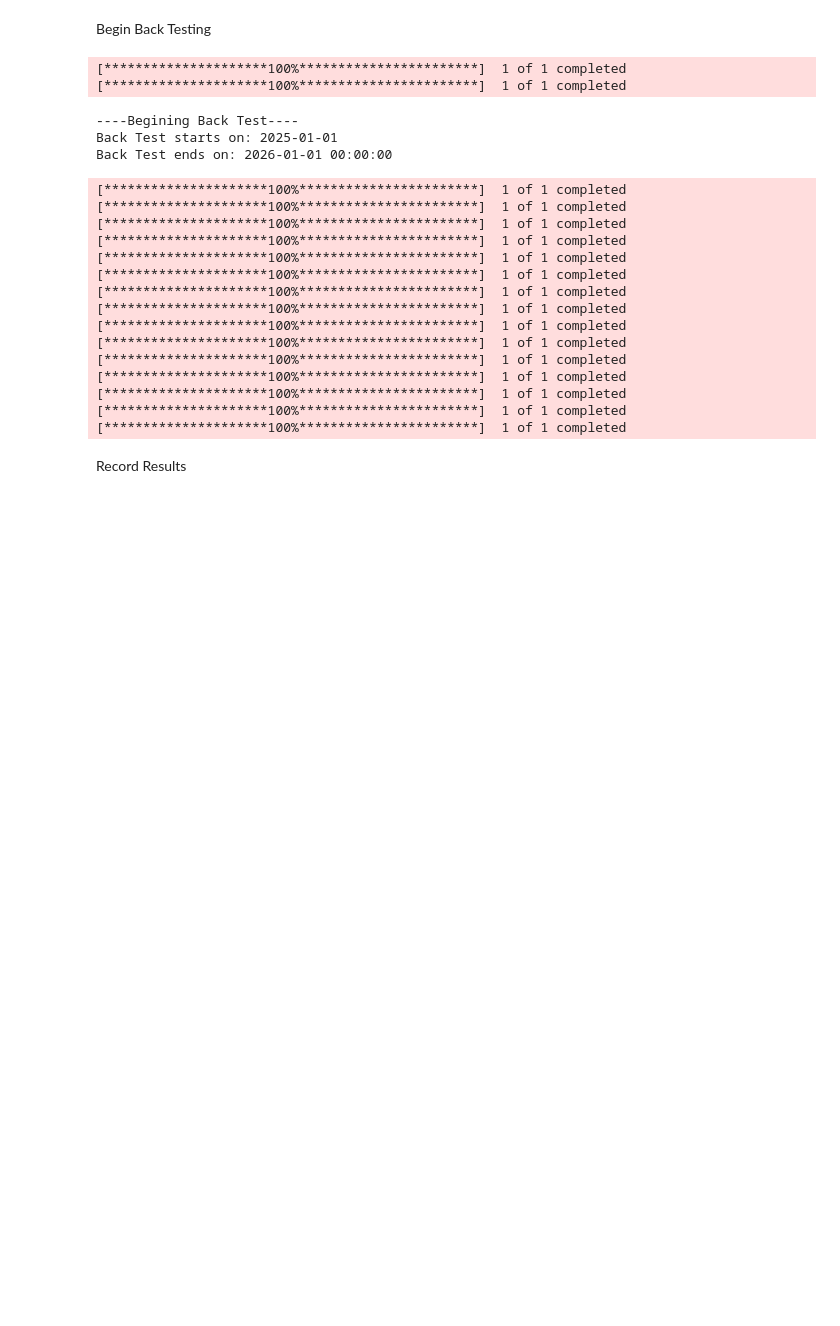
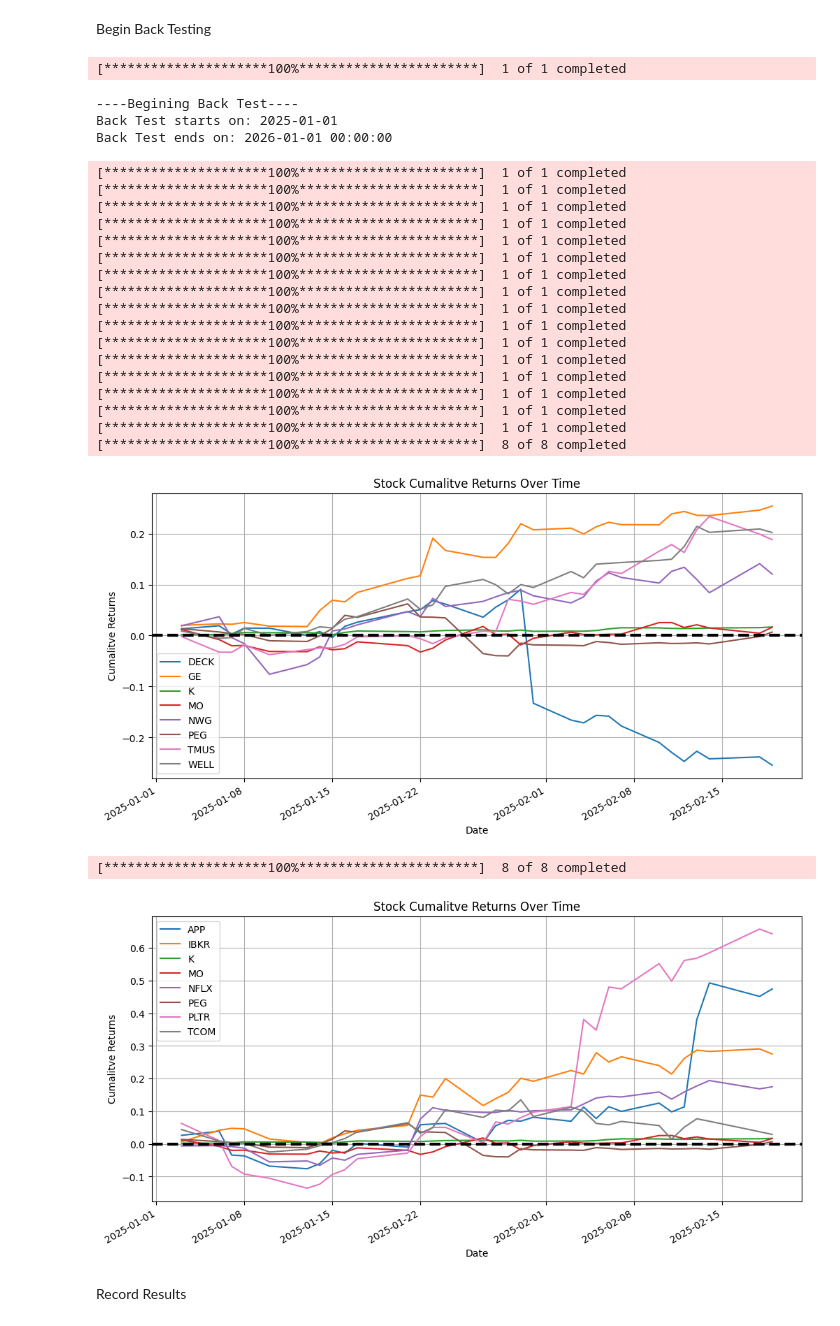
Before and after one commit to BlakeUribe/Portfolio_py, a Jupyter notebook: notebooks/backtesting.ipynb, the cells around one changed output. Drawn from its saved outputs; the diff is of its cells as text; code cells hidden in the pictures; blank space fills up the shorter version.

Commit message:
Add Graphing for BackTest

```diff
--- a/notebooks/backtesting.ipynb
+++ b/notebooks/backtesting.ipynb
@@ -131,37 +126,44 @@ portfolio_allocation_high_sharpe
 # %% [markdown]
 Begin Back Testing
 # %%
+
 print('----Begining Back Test----')
 print(f'Back Test starts on: {backtest_start}')
 print(f'Back Test ends on: {backtest_end}')
 
 paper_value = 100_000
 
 
 # Run the backtest
 backtest_on_high_profit = backtest_portfolio(portfolio_allocation_high_profit['Stocks'], paper_value, portfolio_allocation_high_profit['Stock Weights'], start_date=backtest_start, end_date=backtest_end)
 backtest_on_high_sharpe = backtest_portfolio(portfolio_allocation_high_sharpe['Stocks'], paper_value, portfolio_allocation_high_sharpe['Stock Weights'], start_date=backtest_start, end_date=backtest_end)
+plot_cum_ret(mpt_stocks_for_profit,  start_date=backtest_start, end_date=backtest_end)
+plot_cum_ret(mpt_stocks_for_sharpe, start_date=backtest_start, end_date=backtest_end)
 # %% [output]
 [*********************100%***********************]  1 of 1 completed
-[*********************100%***********************]  1 of 1 completed
 ----Begining Back Test----
 Back Test starts on: 2025-01-01
 Back Test ends on: 2026-01-01 00:00:00
 [*********************100%***********************]  1 of 1 completed
 [*********************100%***********************]  1 of 1 completed
 [*********************100%***********************]  1 of 1 completed
 [*********************100%***********************]  1 of 1 completed
 [*********************100%***********************]  1 of 1 completed
 [*********************100%***********************]  1 of 1 completed
 [*********************100%***********************]  1 of 1 completed
 [*********************100%***********************]  1 of 1 completed
 [*********************100%***********************]  1 of 1 completed
 [*********************100%***********************]  1 of 1 completed
 [*********************100%***********************]  1 of 1 completed
 [*********************100%***********************]  1 of 1 completed
 [*********************100%***********************]  1 of 1 completed
 [*********************100%***********************]  1 of 1 completed
 [*********************100%***********************]  1 of 1 completed
+[*********************100%***********************]  1 of 1 completed
+[*********************100%***********************]  8 of 8 completed
+[figure, added]
+[*********************100%***********************]  8 of 8 completed
+[figure, added]
 # %% [markdown]
 Record Results
 # %%
```
Also changed, not shown: parts of 9 cells of this notebook, 11 other files.
